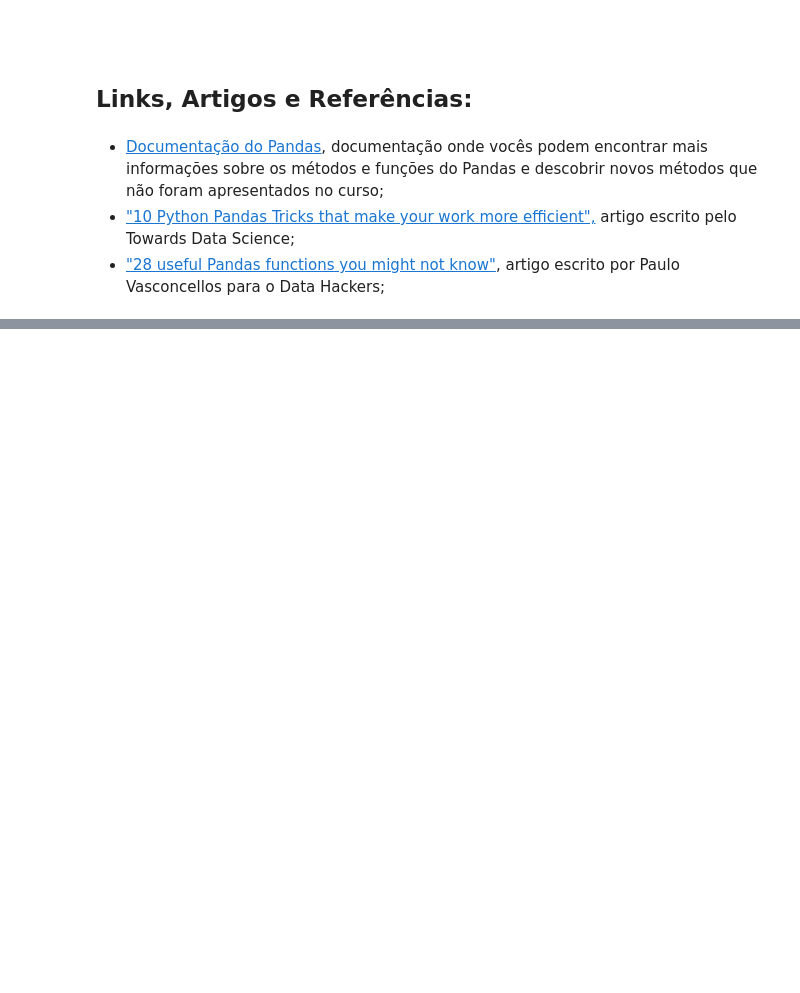
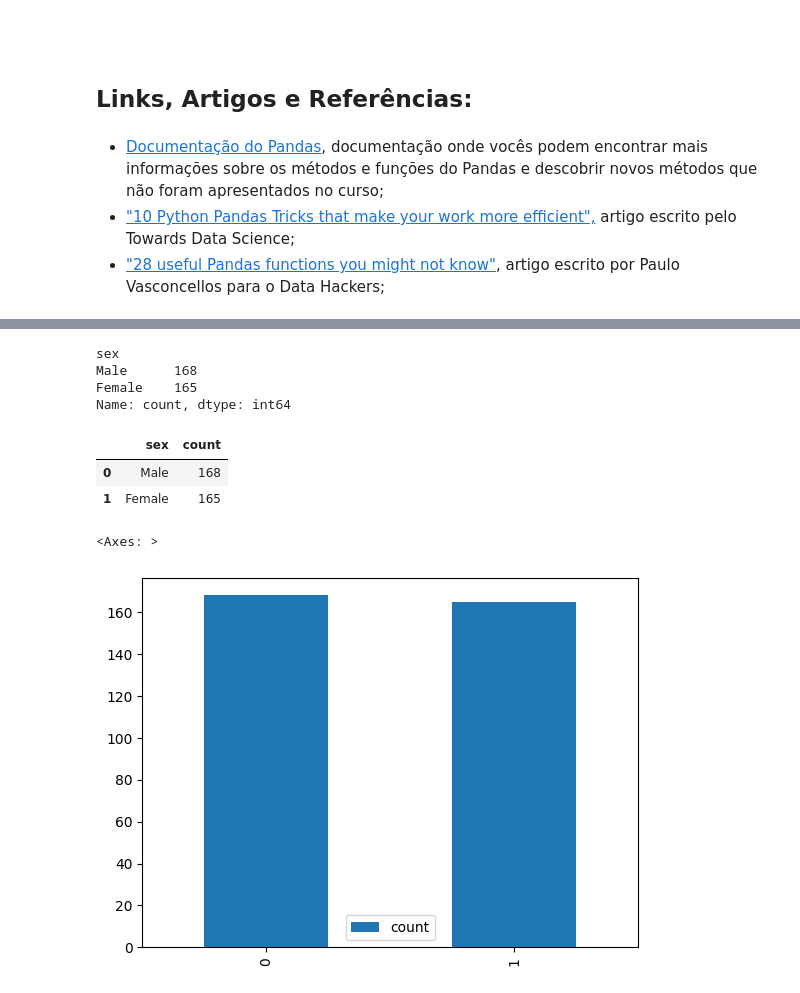
Before and after one commit to RogerioOMDS/aulas_ada_1629_tec_prog, a Jupyter notebook: aula_4.ipynb, the cells around one changed output, grey strips where cells are left out. Saved outputs shown, nothing was run; the diff lists cells and outputs as text; code cells hidden in the pictures; blank space fills up the shorter version.

```diff
--- a/aula_4.ipynb
+++ b/aula_4.ipynb
@@ -552,0 +485,6 @@ Name: 214, dtype: object
+# %%
+import seaborn as sns
+
+penguins = sns.load_dataset("penguins")
+print(penguins.shape)
+penguins.head()
@@ -552,0 +622,3 @@ Name: 214, dtype: object
+# %%
+penguins_2 = penguins.dropna().reset_index(drop = True)
+penguins_2.head()
@@ -552,0 +678,18 @@ Name: 214, dtype: object
+# %%
+penguins_2["sex"].value_counts()
+# %% [output]
+sex
+Male      168
+Female    165
+Name: count, dtype: int64
+# %%
+penguins_2["sex"].value_counts().reset_index()
+# %% [output]
+|  | sex | count |
+| 0 | Male | 168 |
+| 1 | Female | 165 |
+# %%
+penguins_2["sex"].value_counts().reset_index().plot(kind = "bar")
+# %% [output]
+<Axes: >
+[figure, added]
```
Also changed, not shown: parts of 99 cells of this notebook, 1 other file.
